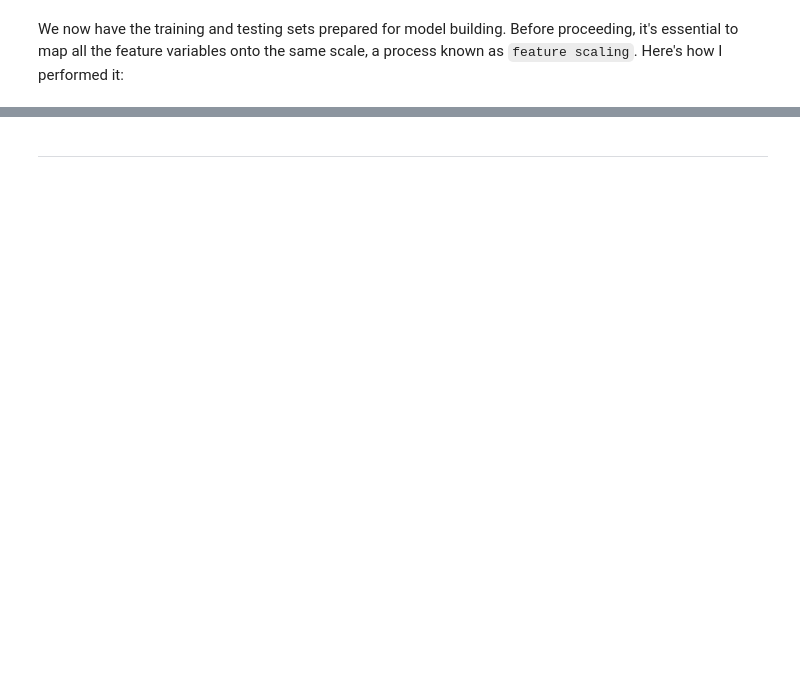
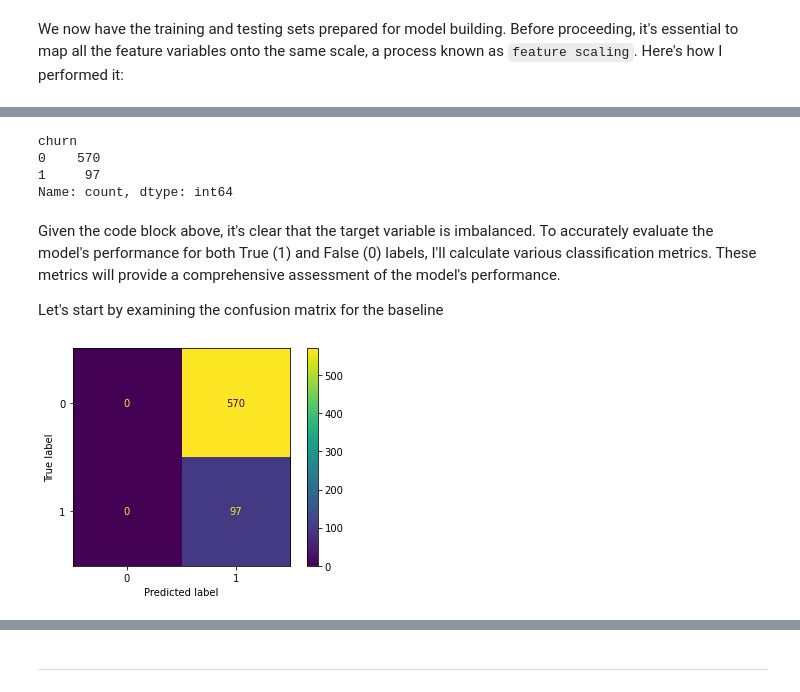
Before and after one commit to Giwanji/dsc-phase3-project, a Jupyter notebook: churn_prediction_model.ipynb, the cells around one changed output, grey strips where cells are left out. Drawn from its saved outputs; the diff is of its cells as text; code cells hidden in the pictures; blank space fills up the shorter version.

```diff
--- a/churn_prediction_model.ipynb
+++ b/churn_prediction_model.ipynb
@@ -494,0 +506,17 @@ X_train.describe()
+# %%
+# check class distribution in test set
+
+y_test.value_counts()
+# %% [output]
+churn
+0    570
+1     97
+Name: count, dtype: int64
+# %% [markdown]
+Given the code block above, it's clear that the target variable is imbalanced. To accurately evaluate the model's performance for both True (1) and False (0) labels, I'll calculate various classification metrics. These metrics will provide a comprehensive assessment of the model's performance.
+
+Let's start by examining the confusion matrix for the baseline
+# %%
+ConfusionMatrixDisplay.from_estimator(estimator=DummyClassifier(strategy='constant',constant=1).fit(X_train,y_train),X=X_test,y=y_test);
+# %% [output]
+[figure, added]
```
Also changed, not shown: parts of 26 cells of this notebook.
